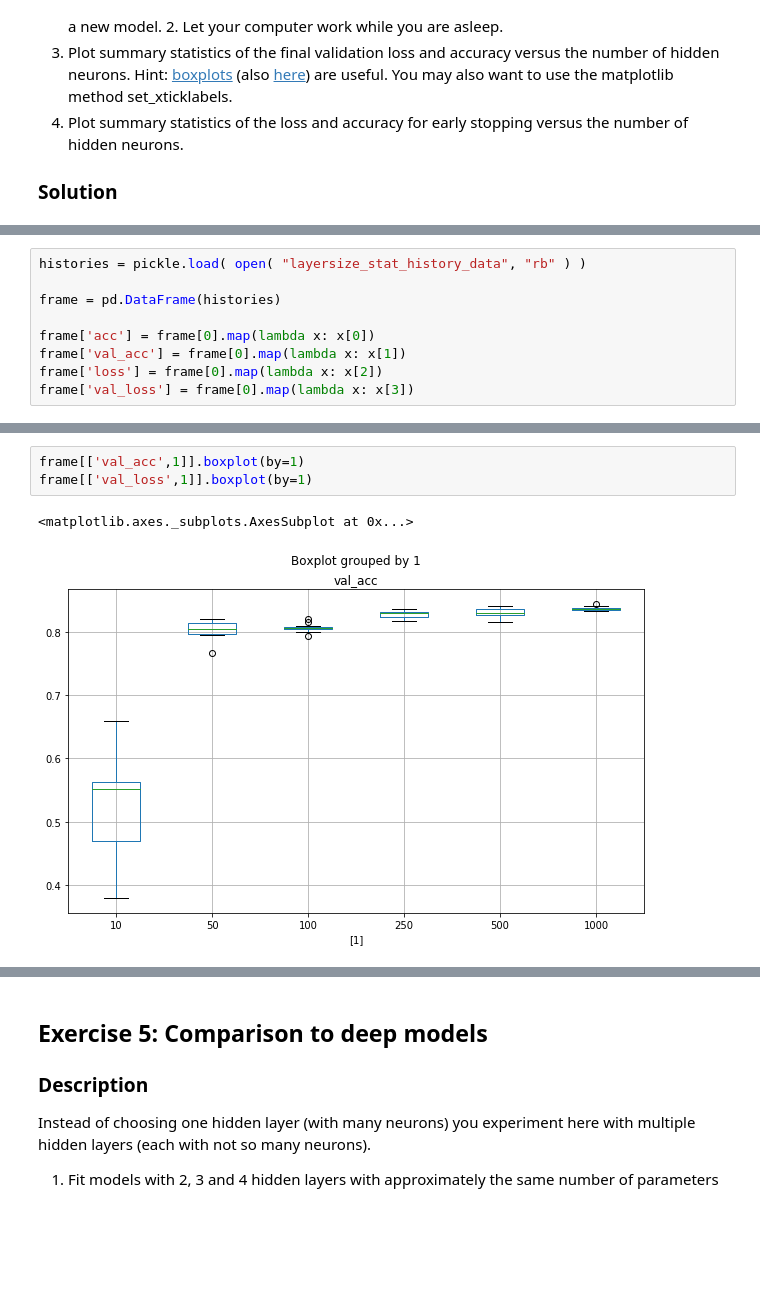
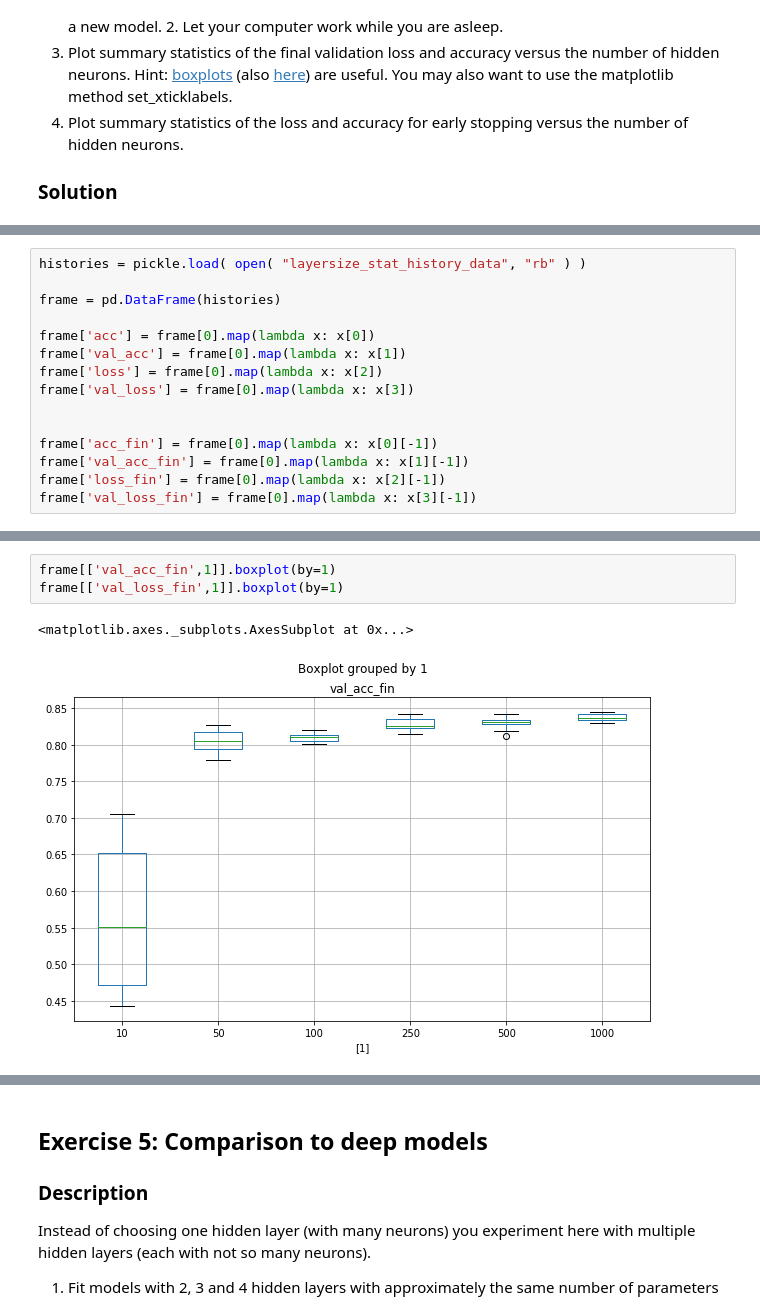
Before and after one commit to lguillain/Artificial-Neural-Networks, a Jupyter notebook: miniproject1/miniproject1_Leonore.ipynb, the cells around one changed output, grey strips where cells are left out. Drawn from its saved outputs; the diff is of its cells as text; blank space fills up the shorter version.

```diff
--- a/miniproject1/miniproject1_Leonore.ipynb
+++ b/miniproject1/miniproject1_Leonore.ipynb
@@ -544,6 +485,12 @@ frame['acc'] = frame[0].map(lambda x: x[0])
 frame['val_acc'] = frame[0].map(lambda x: x[1])
 frame['loss'] = frame[0].map(lambda x: x[2])
 frame['val_loss'] = frame[0].map(lambda x: x[3])
+
+
+frame['acc_fin'] = frame[0].map(lambda x: x[0][-1])
+frame['val_acc_fin'] = frame[0].map(lambda x: x[1][-1])
+frame['loss_fin'] = frame[0].map(lambda x: x[2][-1])
+frame['val_loss_fin'] = frame[0].map(lambda x: x[3][-1])
 # %%
 for layer in layer_sizes:
     plt.figure()
@@ -570,6 +522,6 @@ for layer in layer_sizes:
 # %%
-frame[['val_acc',1]].boxplot(by=1)
-frame[['val_loss',1]].boxplot(by=1)
+frame[['val_acc_fin',1]].boxplot(by=1)
+frame[['val_loss_fin',1]].boxplot(by=1)
 # %% [output]
 <matplotlib.axes._subplots.AxesSubplot at 0x...>
-[figure, old version]
+[figure, new version]
```
Also changed, not shown: parts of 24 cells of this notebook, 2 other files.
